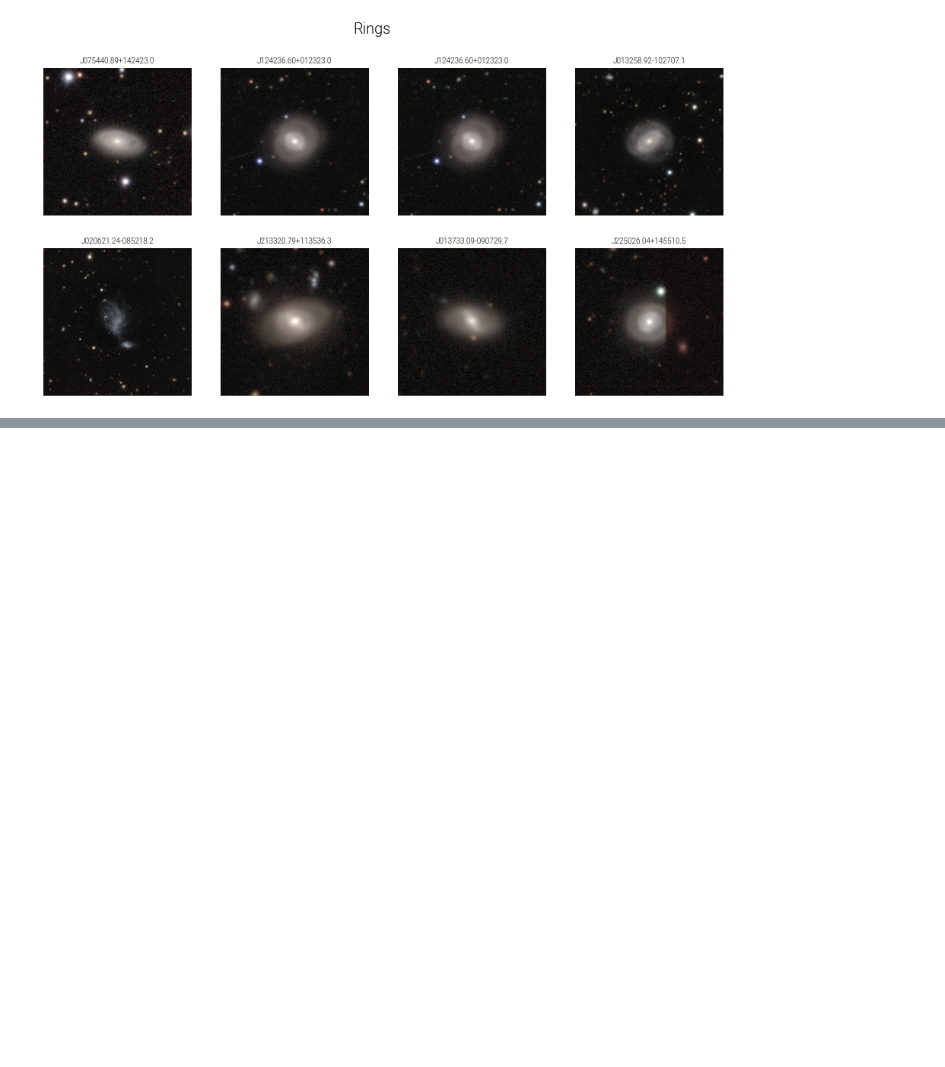
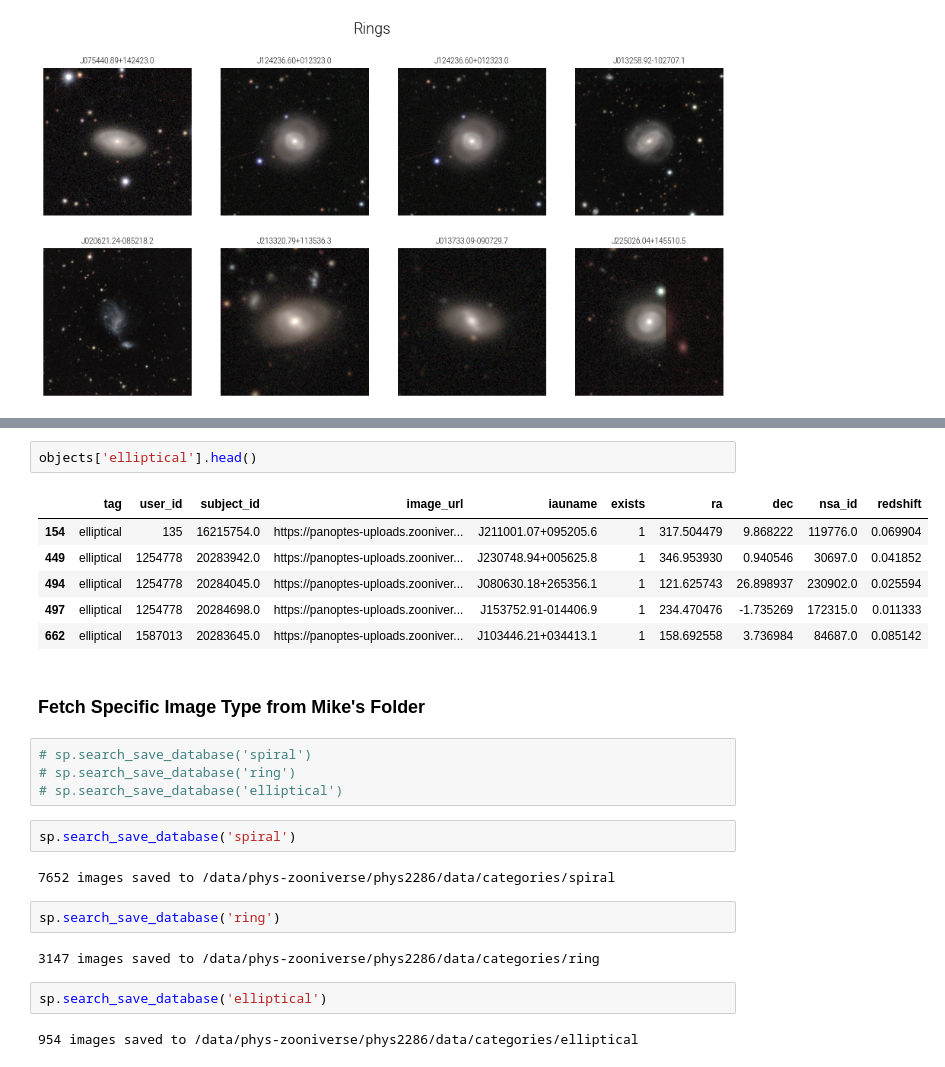
Before and after one commit to Harry45/GAZFEW, a Jupyter notebook: exploratory.ipynb, the cells around one changed output, grey strips where cells are left out. Drawn from its saved outputs; the diff is of its cells as text; blank space fills up the shorter version.

```diff
--- a/exploratory.ipynb
+++ b/exploratory.ipynb
@@ -46,0 +86,27 @@ plt.show()
+# %%
+objects['elliptical'].head()
+# %% [output]
+|  | tag | user_id | subject_id | image_url | iauname | exists | ra | dec | nsa_id | redshift |
+| 154 | elliptical | 135 | 16215754.0 | https://panoptes-uploads.zooniver... | J211001.07+095205.6 | 1 | 317.504479 | 9.868222 | 119776.0 | 0.069904 |
+| 449 | elliptical | 1254778 | 20283942.0 | https://panoptes-uploads.zooniver... | J230748.94+005625.8 | 1 | 346.953930 | 0.940546 | 30697.0 | 0.041852 |
+| 494 | elliptical | 1254778 | 20284045.0 | https://panoptes-uploads.zooniver... | J080630.18+265356.1 | 1 | 121.625743 | 26.898937 | 230902.0 | 0.025594 |
+| 497 | elliptical | 1254778 | 20284698.0 | https://panoptes-uploads.zooniver... | J153752.91-014406.9 | 1 | 234.470476 | -1.735269 | 172315.0 | 0.011333 |
+| 662 | elliptical | 1587013 | 20283645.0 | https://panoptes-uploads.zooniver... | J103446.21+034413.1 | 1 | 158.692558 | 3.736984 | 84687.0 | 0.085142 |
+# %% [markdown]
+### Fetch Specific Image Type from Mike's Folder
+# %%
+# sp.search_save_database('spiral')
+# sp.search_save_database('ring')
+# sp.search_save_database('elliptical')
+# %%
+sp.search_save_database('spiral')
+# %% [output]
+7652 images saved to /data/phys-zooniverse/phys2286/data/categories/spiral
+# %%
+sp.search_save_database('ring')
+# %% [output]
+3147 images saved to /data/phys-zooniverse/phys2286/data/categories/ring
+# %%
+sp.search_save_database('elliptical')
+# %% [output]
+954 images saved to /data/phys-zooniverse/phys2286/data/categories/elliptical
```
Also changed, not shown: parts of 12 cells of this notebook.
